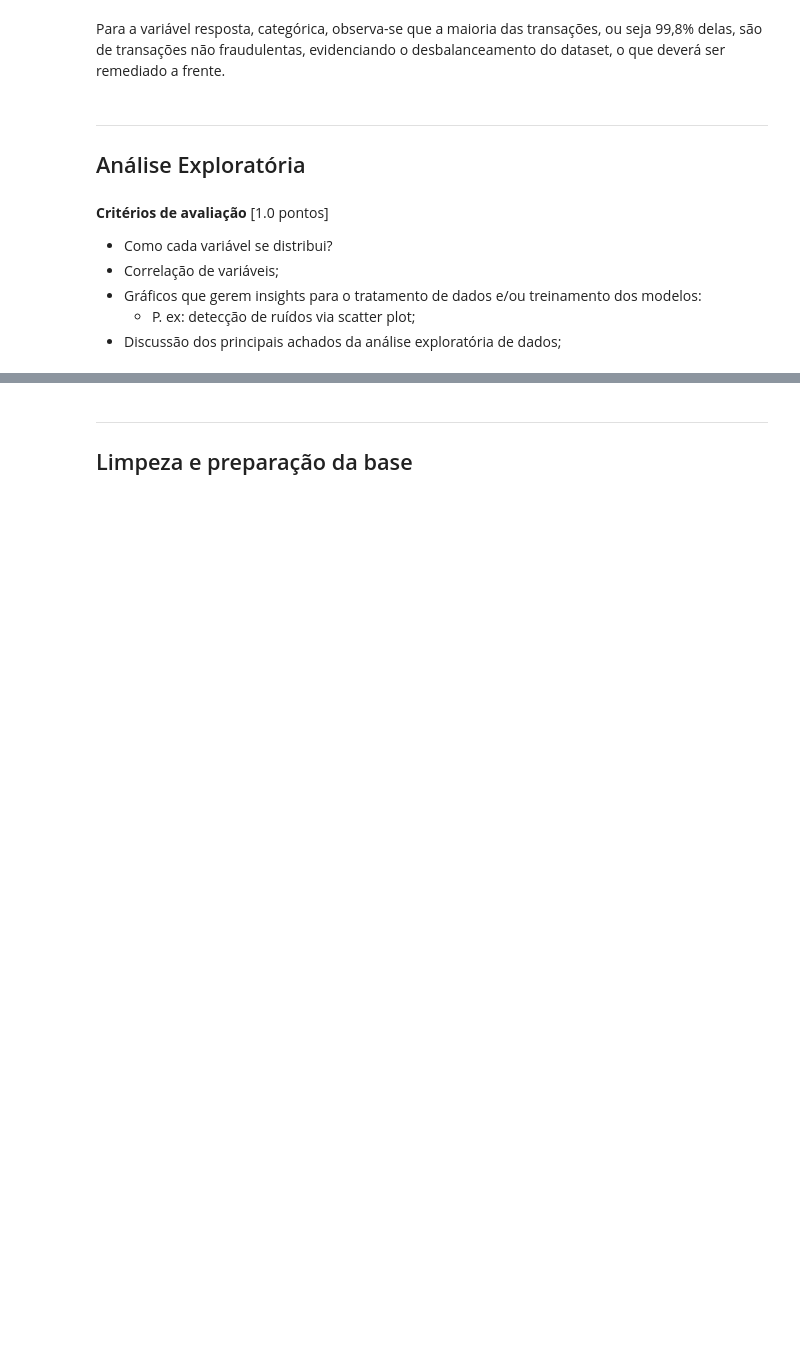
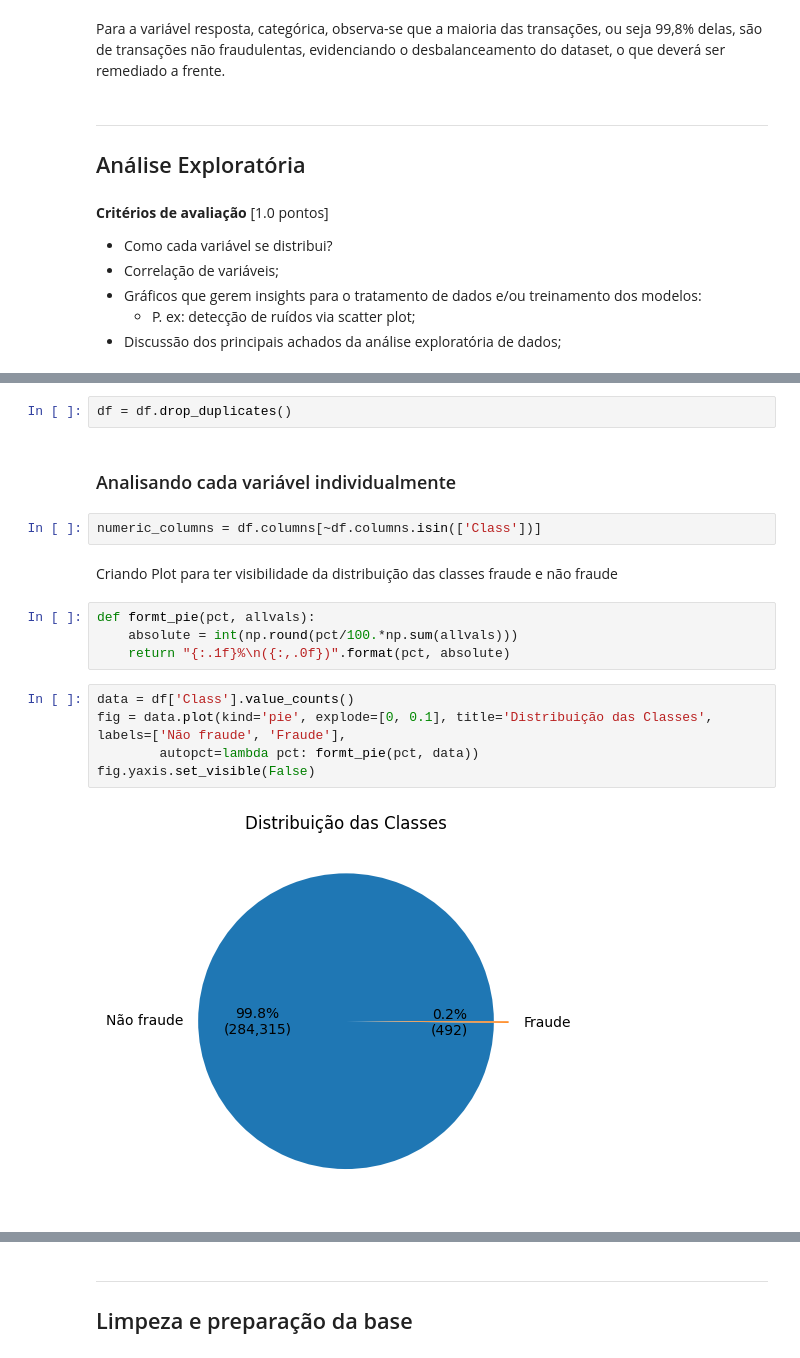
Before and after one commit to gaby-baratela/D2APR_Credit_card_fraud_detection, a Jupyter notebook: Notebook.ipynb, the cells around one changed output, grey strips where cells are left out. Cells and saved outputs as stored; diff of their text form; blank space fills up the shorter version.

```diff
--- a/Notebook.ipynb
+++ b/Notebook.ipynb
@@ -118,0 +143,19 @@ modelos:
+# %%
+df = df.drop_duplicates()
+# %% [markdown]
+### Analisando cada variável individualmente
+# %%
+numeric_columns = df.columns[~df.columns.isin(['Class'])]
+# %% [markdown]
+Criando Plot para ter visibilidade da distribuição das classes fraude e não fraude
+# %%
+def formt_pie(pct, allvals):
+    absolute = int(np.round(pct/100.*np.sum(allvals)))
+    return "{:.1f}%\n({:,.0f})".format(pct, absolute)
+# %%
+data = df['Class'].value_counts()
+fig = data.plot(kind='pie', explode=[0, 0.1], title='Distribuição das Classes', labels=['Não fraude', 'Fraude'],
+        autopct=lambda pct: formt_pie(pct, data))
+fig.yaxis.set_visible(False)
+# %% [output]
+[figure, added]
```
Also changed, not shown: parts of 25 cells of this notebook.
